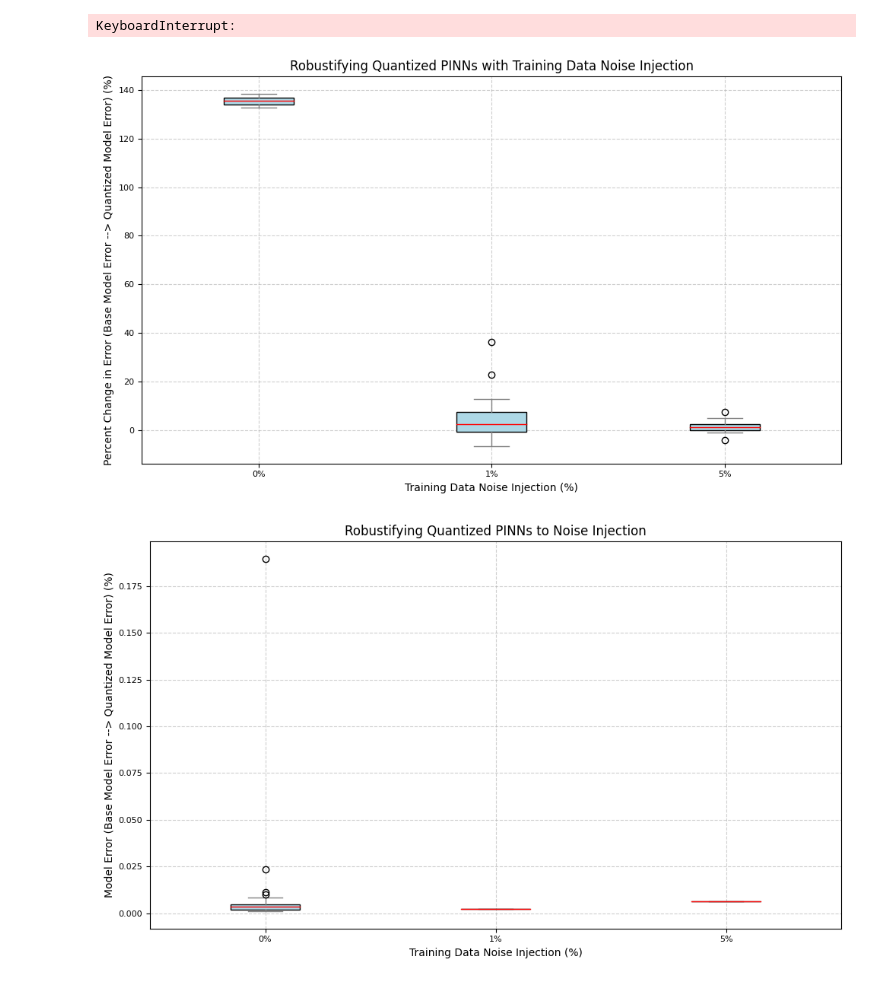
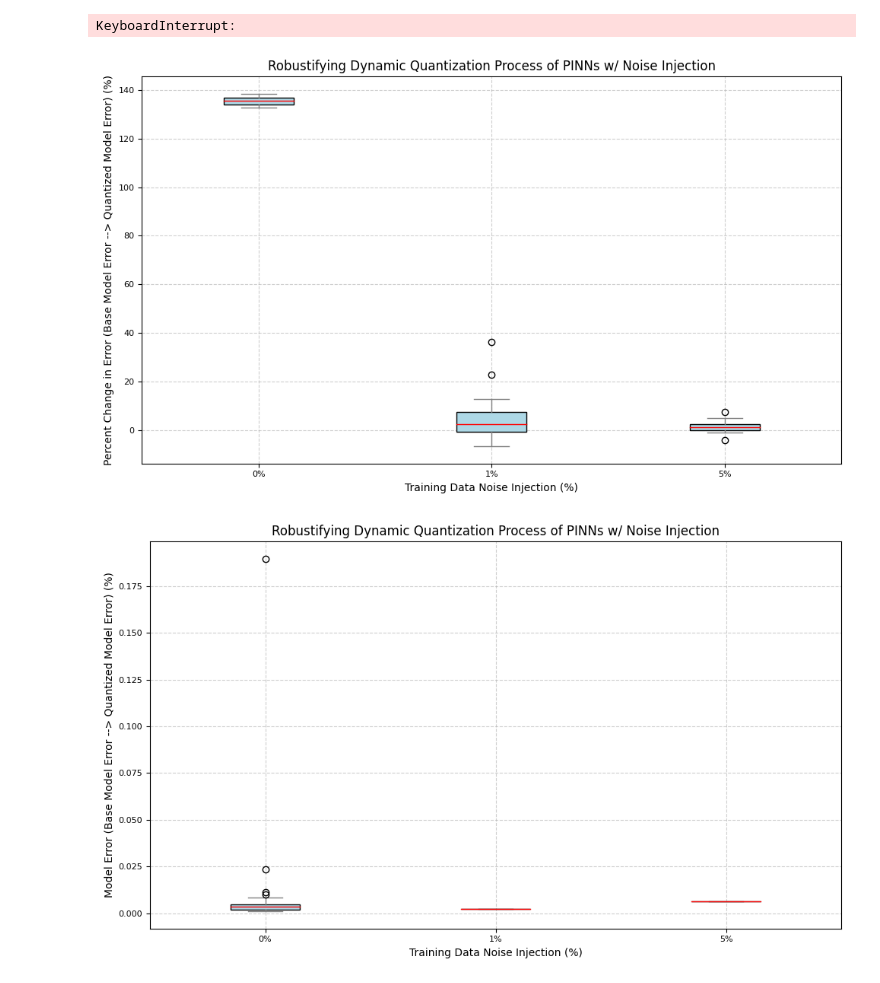
Before and after one commit to IseanB/Robustifying-Dynamic-Quantization-of-PINNs, a Jupyter notebook: Burgers Identification (PyTorch).ipynb, the cells around one changed output. Drawn from its saved outputs; the diff is of its cells as text; code cells hidden in the pictures.

Commit message:
reorganized and retitled graphs

```diff
--- a/Burgers Identification (PyTorch).ipynb
+++ b/Burgers Identification (PyTorch).ipynb
@@ -1339,33 +1334,33 @@ plt.boxplot(
 )
 plt.ylabel("Percent Change in Error (Base Model Error --> Quantized Model Error) (%)")
 plt.xlabel("Training Data Noise Injection (%)")
-plt.title("Robustifying Quantized PINNs with Training Data Noise Injection")
+plt.title("Robustifying Dynamic Quantization Process of PINNs w/ Noise Injection")
 plt.grid(True, linestyle='--', alpha=0.6)
 plt.tight_layout()
 plt.show()
 # %% [output]
-[figure, old version]
+[figure, new version]
 # %%
 pct_base_00 = (base_00.T)[1]
 pct_data_01 = (data_01.T)[1]
 pct_data_05 = (data_05.T)[1]
 
 # Plot box-and-whisker plot
 plt.figure(figsize=(10, 6))
 plt.boxplot(
     [pct_base_00, pct_data_01, pct_data_05],
     labels=['0%', '1%', '5%'],
     patch_artist=True,
     boxprops=dict(facecolor='lightblue'),
     medianprops=dict(color='red'),
     whiskerprops=dict(color='gray'),
     capprops=dict(color='gray')
 )
 plt.ylabel("Model Error (Base Model Error --> Quantized Model Error) (%)")
 plt.xlabel("Training Data Noise Injection (%)")
-plt.title("Robustifying Quantized PINNs to Noise Injection")
+plt.title("Robustifying Dynamic Quantization Process of PINNs w/ Noise Injection")
 plt.grid(True, linestyle='--', alpha=0.6)
 plt.tight_layout()
 plt.show()
 # %% [output]
-[figure, old version]
+[figure, new version]
```
Also changed, not shown: parts of 2 cells of this notebook.
